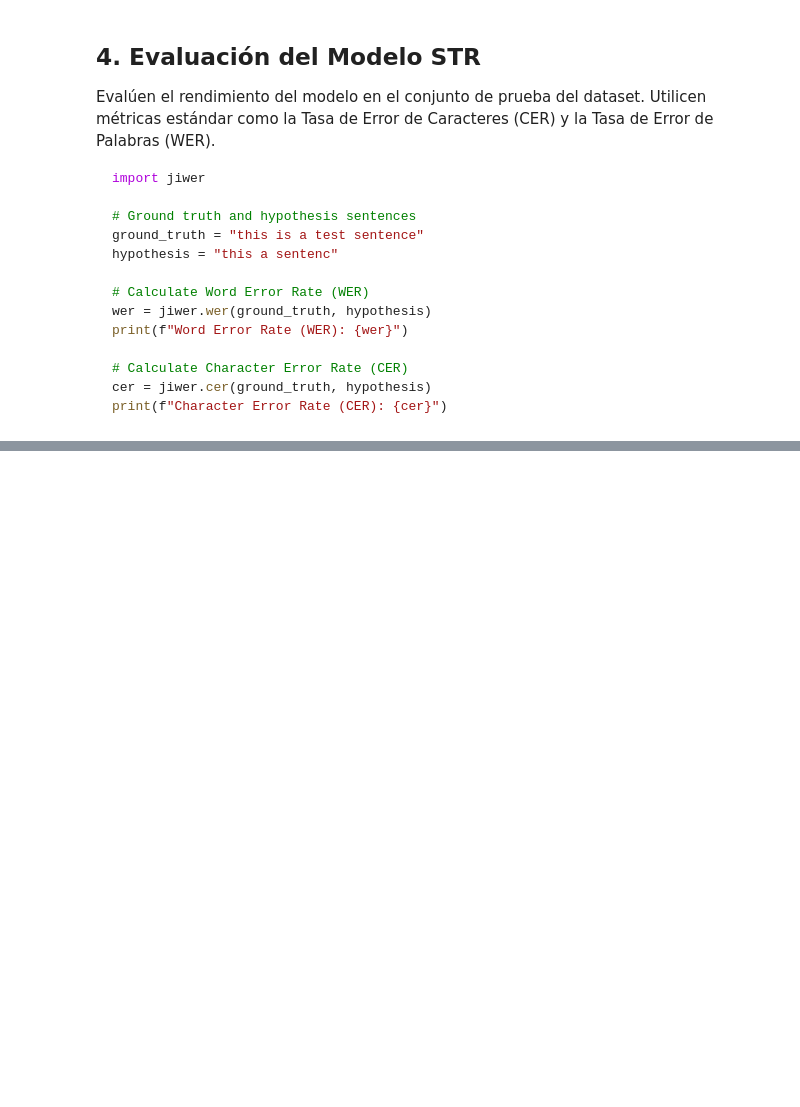
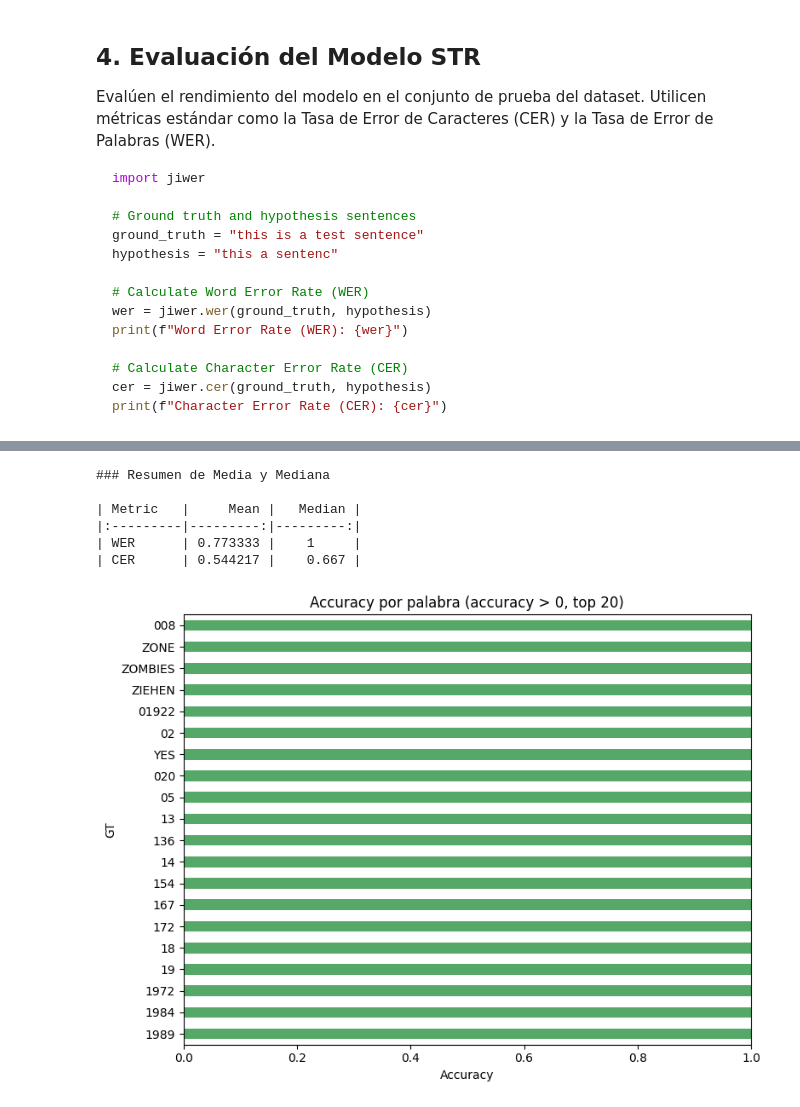
Before and after one commit to C102002/proyecto-ia-2, a Jupyter notebook: notebooks/STR.ipynb, the cells around one changed output, grey strips where cells are left out. Drawn from its saved outputs; the diff is of its cells as text; code cells hidden in the pictures; blank space fills up the shorter version.

Commit message:
feat: :construction: continue working in str model in the graphics and details like graphics

```diff
--- a/notebooks/STR.ipynb
+++ b/notebooks/STR.ipynb
@@ -515,0 +568,41 @@ KeyboardInterrupt:
+# %%
+print("\n### Resumen de Media y Mediana\n")
+print(summary.to_markdown(index=False))
+# %% [output]
+### Resumen de Media y Mediana
+
+| Metric   |     Mean |   Median |
+|:---------|---------:|---------:|
+| WER      | 0.773333 |    1     |
+| CER      | 0.544217 |    0.667 |
+# %%
+import warnings
+# ─────────────────────────────────────────────────────
+# Ignorar warnings de sklearn y DataLoader
+warnings.filterwarnings("ignore", category=UserWarning)
+# ─────────────────────────────────────────────────────
+import matplotlib.pyplot as plt
+
+#  Accuracy por clase (barh chart)
+
+# Calcular accuracy por clase (igual que antes)
+counts_total   = df_res.groupby("GT").size()
+counts_correct = df_res[df_res["GT"] == df_res["PR"]].groupby("GT").size()
+acc_per_class  = (counts_correct / counts_total).fillna(0)
+
+# Filtrar solo palabras con accuracy > 0
+acc_nonzero = acc_per_class[acc_per_class > 0].sort_values()
+
+# Si son muchas, quedarnos con las 20 últimas (las mejores)
+top_acc = acc_nonzero.tail(20)
+
+# Graficar barra horizontal solo de esas
+plt.figure(figsize=(8, max(4, len(top_acc)*0.3)))
+top_acc.plot.barh(color="#55A868")
+plt.xlabel("Accuracy")
+plt.title("Accuracy por palabra (accuracy > 0, top 20)")
+plt.xlim(0,1)
+plt.tight_layout()
+plt.show()
+# %% [output]
+[figure, added]
```
Also changed, not shown: parts of 9 cells of this notebook, 3 other files.
